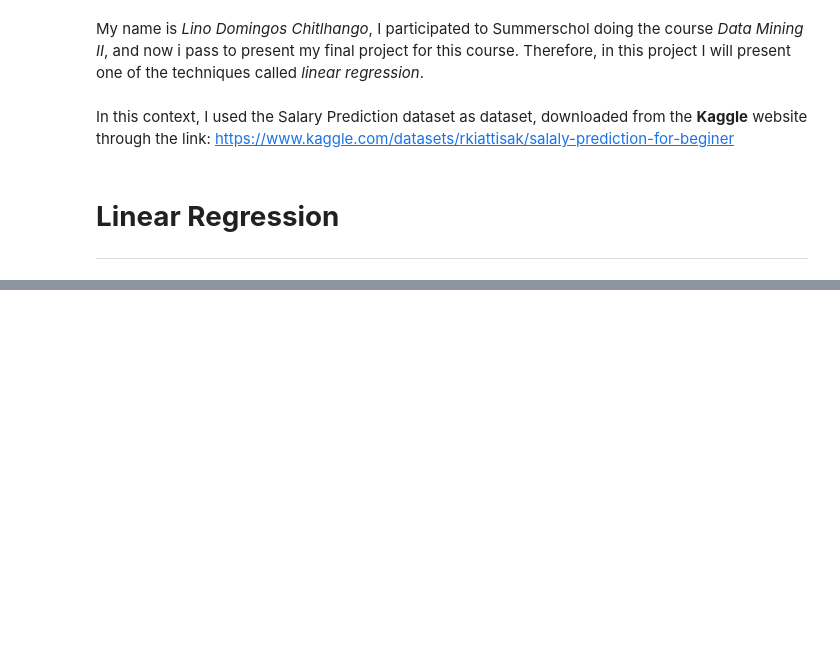
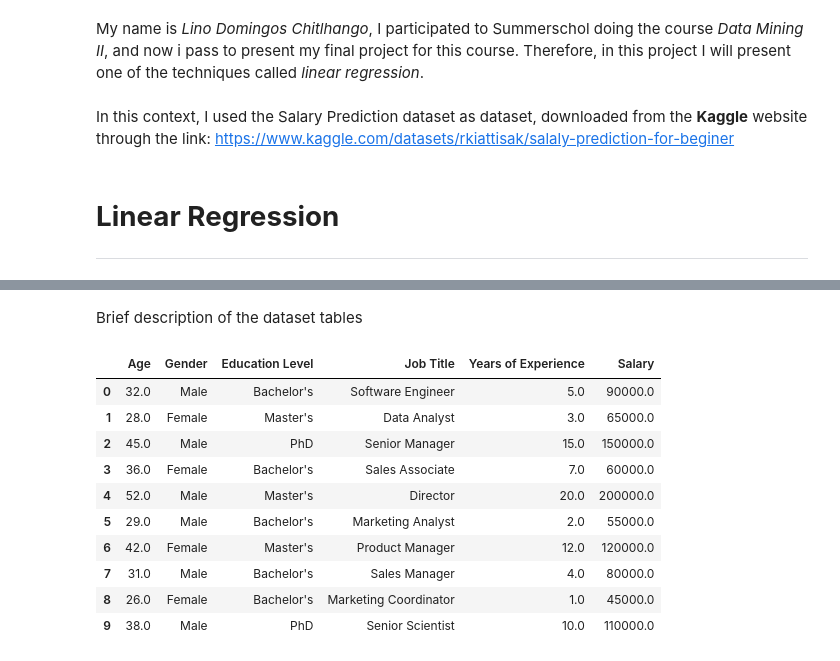
Before and after one commit to Lino-Domingos/Data-Science, a Jupyter notebook: Final_project.ipynb, the cells around one changed output, grey strips where cells are left out. Cells and saved outputs as stored; diff of their text form; code cells hidden in the pictures; blank space fills up the shorter version.

```diff
--- a/Final_project.ipynb
+++ b/Final_project.ipynb
@@ -26,0 +47,17 @@ from sklearn.metrics import mean_squared_error
+# %% [markdown]
+Brief description of the dataset tables
+# %%
+df = pd.DataFrame(data)
+df.head(10)
+# %% [output]
+|  | Age | Gender | Education Level | Job Title | Years of Experience | Salary |
+| 0 | 32.0 | Male | Bachelor's | Software Engineer | 5.0 | 90000.0 |
+| 1 | 28.0 | Female | Master's | Data Analyst | 3.0 | 65000.0 |
+| 2 | 45.0 | Male | PhD | Senior Manager | 15.0 | 150000.0 |
+| 3 | 36.0 | Female | Bachelor's | Sales Associate | 7.0 | 60000.0 |
+| 4 | 52.0 | Male | Master's | Director | 20.0 | 200000.0 |
+| 5 | 29.0 | Male | Bachelor's | Marketing Analyst | 2.0 | 55000.0 |
+| 6 | 42.0 | Female | Master's | Product Manager | 12.0 | 120000.0 |
+| 7 | 31.0 | Male | Bachelor's | Sales Manager | 4.0 | 80000.0 |
+| 8 | 26.0 | Female | Bachelor's | Marketing Coordinator | 1.0 | 45000.0 |
+| 9 | 38.0 | Male | PhD | Senior Scientist | 10.0 | 110000.0 |
```
Also changed, not shown: parts of 6 cells of this notebook.
